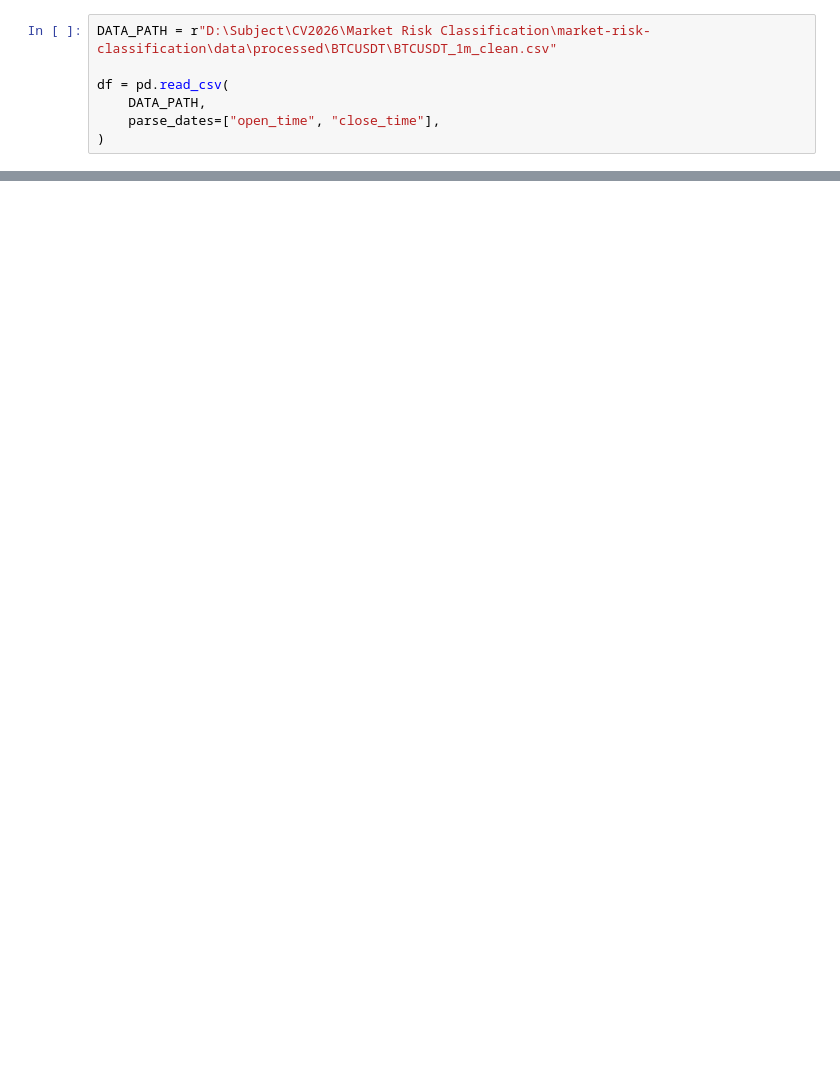
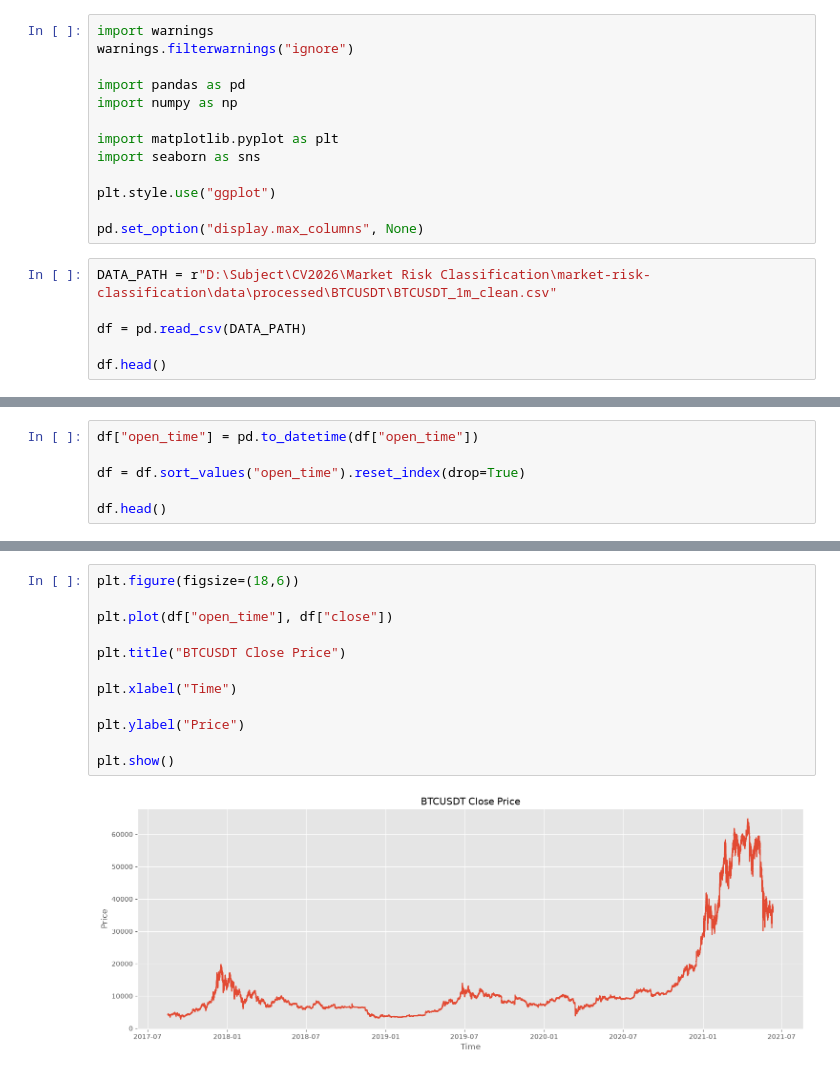
Before and after one commit to nguyenhoanghuy34/market-risk-classification, a Jupyter notebook: notebooks/main_eda.ipynb, the cells around one changed output, grey strips where cells are left out. Saved outputs shown, nothing was run; the diff lists cells and outputs as text; blank space fills up the shorter version.

```diff
--- a/notebooks/main_eda.ipynb
+++ b/notebooks/main_eda.ipynb
@@ -3,7 +1,19 @@ import pandas as pd
+# %%
+import warnings
+warnings.filterwarnings("ignore")
+
+import pandas as pd
+import numpy as np
+
+import matplotlib.pyplot as plt
+import seaborn as sns
+
+plt.style.use("ggplot")
+
+pd.set_option("display.max_columns", None)
 # %%
 DATA_PATH = r"D:\Subject\CV2026\Market Risk Classification\market-risk-classification\data\processed\BTCUSDT\BTCUSDT_1m_clean.csv"
 
-df = pd.read_csv(
-    DATA_PATH,
-    parse_dates=["open_time", "close_time"],
-)
+df = pd.read_csv(DATA_PATH)
+
+df.head()
@@ -43,0 +27,6 @@ memory usage: 183.1 MB
+# %%
+df["open_time"] = pd.to_datetime(df["open_time"])
+
+df = df.sort_values("open_time").reset_index(drop=True)
+
+df.head()
@@ -43,0 +40,14 @@ memory usage: 183.1 MB
+# %%
+plt.figure(figsize=(18,6))
+
+plt.plot(df["open_time"], df["close"])
+
+plt.title("BTCUSDT Close Price")
+
+plt.xlabel("Time")
+
+plt.ylabel("Price")
+
+plt.show()
+# %% [output]
+[figure, added]
```
Also changed, not shown: parts of 14 cells of this notebook.
